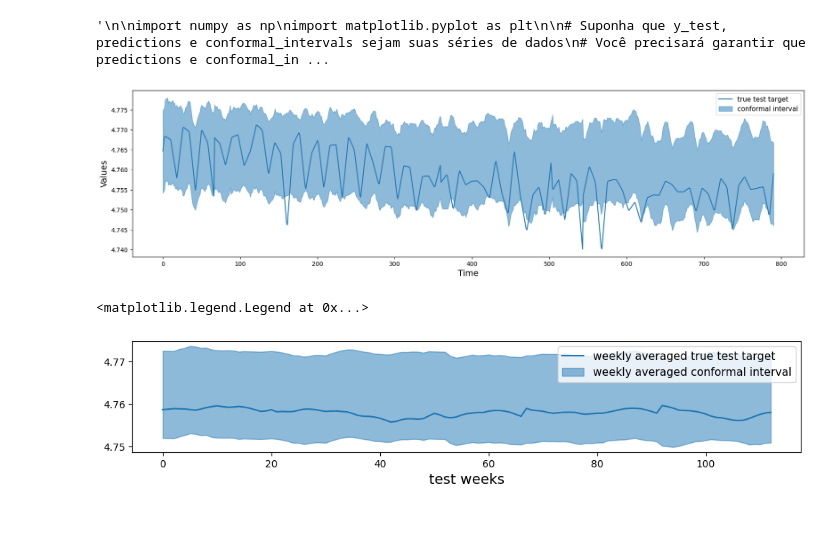
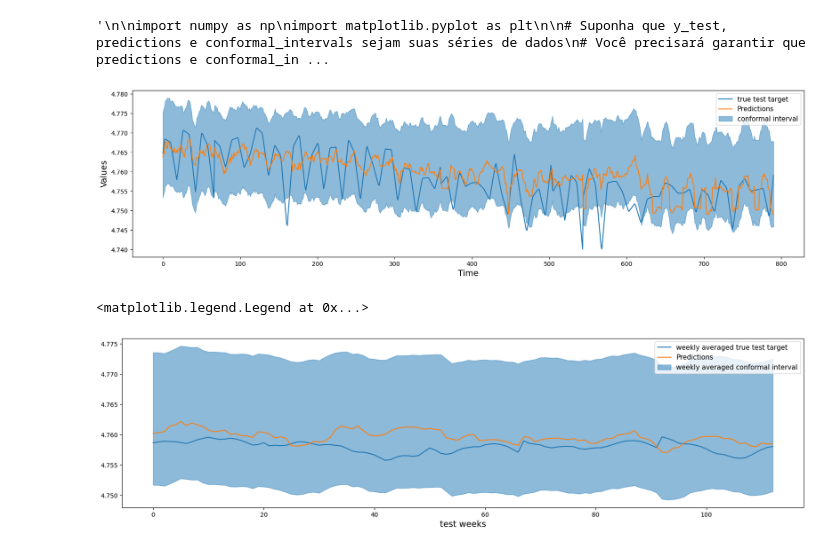
Before and after one commit to FJSD08/master-series-forecasting-notebook, a Jupyter notebook: EnbPI_Forquilhas.ipynb, the cells around one changed output. Cells and saved outputs as stored; diff of their text form; code cells hidden in the pictures; blank space fills up the shorter version.

```diff
--- a/EnbPI_Forquilhas.ipynb
+++ b/EnbPI_Forquilhas.ipynb
@@ -310,6 +310,7 @@ plt.show()
 # %%
 plt.figure(figsize=(20, 5))
 plt.plot(y_test.values, label="true test target")
+plt.plot(predictions, label="Predictions")
 plt.fill_between(
     np.arange(len(y_test)),
     conformal_intervals[:, 0],
@@ -323,31 +324,32 @@ plt.ylabel("Values", fontsize=14)
 plt.legend(fontsize=11, loc="upper right")
 plt.show()
 # %% [output]
-[figure, old version]
+[figure, new version]
 # %%
 def weakly_avg(x):
     s = x.shape[0] // 7
     x = x[: s * 7]
     return x.reshape(7, s, *x.shape[1:]).mean(0)
 
 
 weekly_avg_test = weakly_avg(y_test.values)
 n_weeks = weekly_avg_test.shape[0]
 
-plt.figure(figsize=(12, 2))
+plt.figure(figsize=(20, 5))
 plt.plot(weakly_avg(y_test.values), label="weekly averaged true test target")
+plt.plot(weakly_avg(predictions), label="Predictions")
 plt.fill_between(
     np.arange(n_weeks),
     *weakly_avg(conformal_intervals).T,
     alpha=0.5,
     color="C0",
     label="weekly averaged conformal interval",
 )
 plt.xlabel("test weeks", fontsize=14)
 plt.legend(fontsize=11, loc="upper right")
 # %% [output]
 <matplotlib.legend.Legend at 0x...>
-[figure, old version]
+[figure, new version]
 # %%
 batch_size = 1
 conformal_intervals2 = np.zeros((len(y_test), 2))
```
Also changed, not shown: parts of 14 cells of this notebook.
